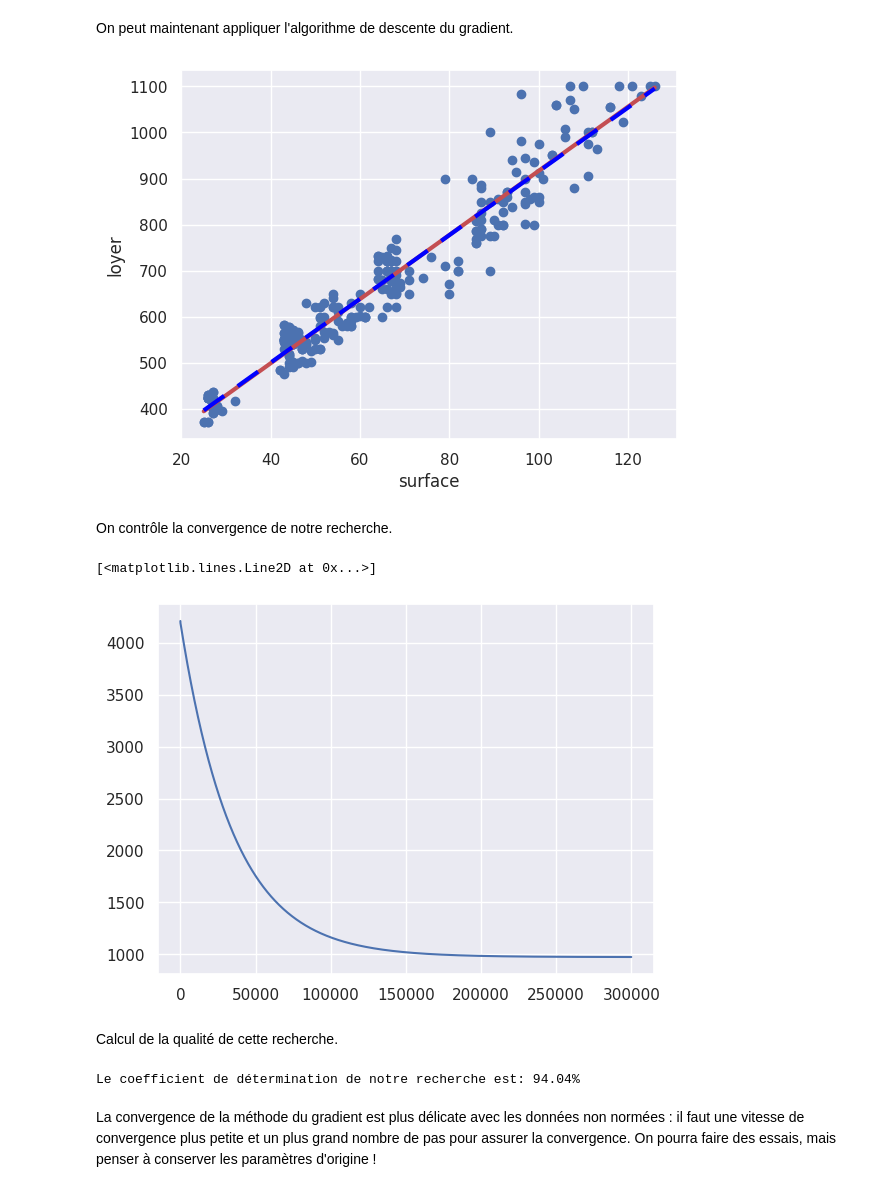
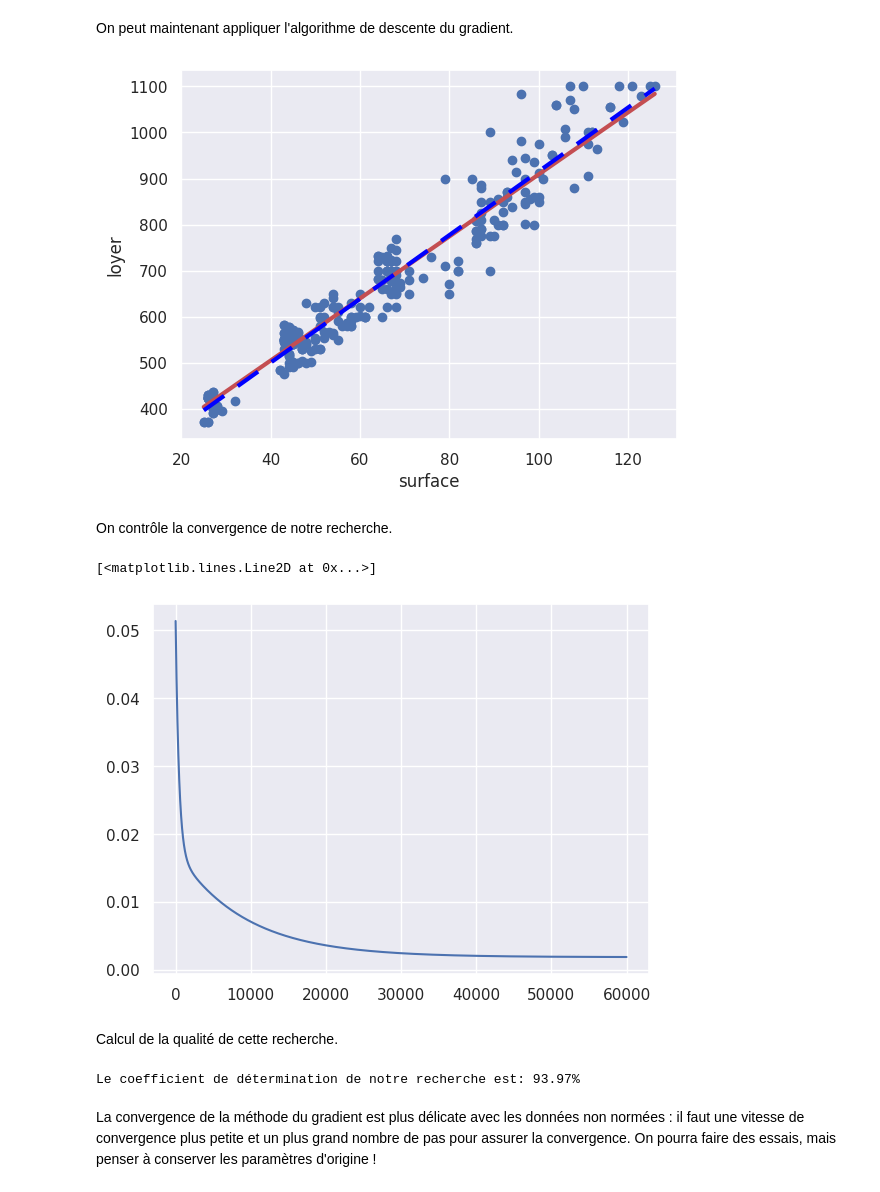
Before and after one commit to mat90hub/python_par_jupyter, a Jupyter notebook: 10_machine_learning/01_regression_lineaire.ipynb, the cells around one changed output. Cells and saved outputs as stored; diff of their text form; code cells hidden in the pictures.

Commit message:
régression poly

```diff
--- a/10_machine_learning/01_regression_lineaire.ipynb
+++ b/10_machine_learning/01_regression_lineaire.ipynb
@@ -138,7 +136,7 @@ L = len(y)
 # %% [markdown]
 La cellule suivante permet de tester l'effet de la normalisation des données.
 # %%
-preprocessing = False
+preprocessing = True     # indiquer ici si on veut normaliser les données
 if preprocessing:
     x_min = x.min()
     x_range = x.max() - x_min
@@ -207,14 +207,7 @@ Le modèle sera ici la droite de régression. L'objectif est de retrouver ses pa
 Comme nous l'avons vu dans le [cahier précédant](./00_concepts.ipynb) nous  utilisons le produit matriciel [dot](https://numpy.org/doc/1.21/reference/generated/numpy.ndarray.dot.html) (il existe aussi la forme [np.dot](https://numpy.org/doc/stable/reference/generated/numpy.dot.html)).
 # %%
 def model(X, theta):
-    '''
-    X: matrice d'entrées, dimension (m,2)
-    theta: paramètres, dimension (2,1)
-    return: matrice colonne (m,1)
-
-    il faut veiller au format de la sort#     print(i,j)ie avec reshape
-    '''
-    return X.dot(theta).reshape(X.shape[0],1)
+    return X.dot(theta)
 
 print(model(X, theta).shape)
 print(model(X, theta)[:3,0])
@@ -273,43 +266,44 @@ On peut maintenant appliquer l'algorithme de descente du gradient.
 # %%
 # paramètres fonctionnant pour les deux situations
 if preprocessing:
     rate = 0.001
-    nb_iterations = 50000
+    nb_iterations = 60000
+    # si nous relançons cette cellule, il faut re-transformer les x,y
+    if inverted:
+        x,y = transf(x,y)
 else:
     rate = 0.0001
     nb_iterations = 300000
 
 theta_final, cost_history = gradient_descent(X,y,theta, learning_rate=rate, n_iterations=nb_iterations)
 prediction = model(X, theta_final)
 
 if preprocessing:
-    # pour visualiser, il faut revenir aux valeurs d'origine, mais qu'une seule fois
-    if not inverted:
-        x, y = inv_transf(x, y)
-        prediction = inv_transf_y(prediction)
-        inverted = True
+    # on remet les valeurs dans leur domaine d'origine
+    x, y = inv_transf(x, y)
+    prediction = inv_transf_y(prediction)
+    # mémoriser l'action
+    inverted = True
 
 
-plt.scatter(x,y)  # le nuage de point
+plt.scatter(x,y)  # le nuage de points
 
-# génération le droite de régressionpoints
-
-plt.plot(x, prediction, c='r', lw=3)
-plt.plot(x, stat_predict, c='blue', lw=3, dashes=[6,4]) # selon méthode précédente
+plt.plot(x, prediction, c='r', lw=3)   # les prédictions qui viennent d'être faites
+plt.plot(x, sci_predict, c='blue', lw=3, dashes=[6,4]) # les prédictions selon méthode précédente
 
 ax = plt.gca()
 ax.set_xlabel('surface')
 ax.set_ylabel('loyer')
 plt.show()
 # %% [output]
-[figure, old version]
+[figure, new version]
 # %% [markdown]
 On contrôle la convergence de notre recherche.
 # %%
 plt.plot(range(0,len(cost_history)), cost_history)
 # %% [output]
 [<matplotlib.lines.Line2D at 0x...>]
-[figure, old version]
+[figure, new version]
 # %% [markdown]
 Calcul de la qualité de cette recherche.
 # %%
@@ -317,11 +311,11 @@ def coef_determination(y, pred):
     u = np.square(y-pred).sum()
     v = np.square(y - y.mean()).sum()
     return 1 - u / v
+
+coef = coef_determination(y, prediction)
+print(f'Le coefficient de détermination de notre recherche est: {coef*100:.2f}%')
+# %% [output]
+Le coefficient de détermination de notre recherche est: 93.97%
-# %%
-coef = coef_determination(y, prediction)
-print(f'Le coefficient de détermination de notre recherche est: {coef*100:.2f}%')
-# %% [output]
-Le coefficient de détermination de notre recherche est: 94.04%
 # %% [markdown]
 La convergence de la méthode du gradient est plus délicate avec les données non normées : il faut une vitesse de convergence plus petite et un plus grand nombre de pas pour assurer la convergence. On pourra faire des essais, mais penser à conserver les paramètres d'origine !
 # %% [markdown]
```
Also changed, not shown: parts of 15 cells of this notebook, 2 other files.
